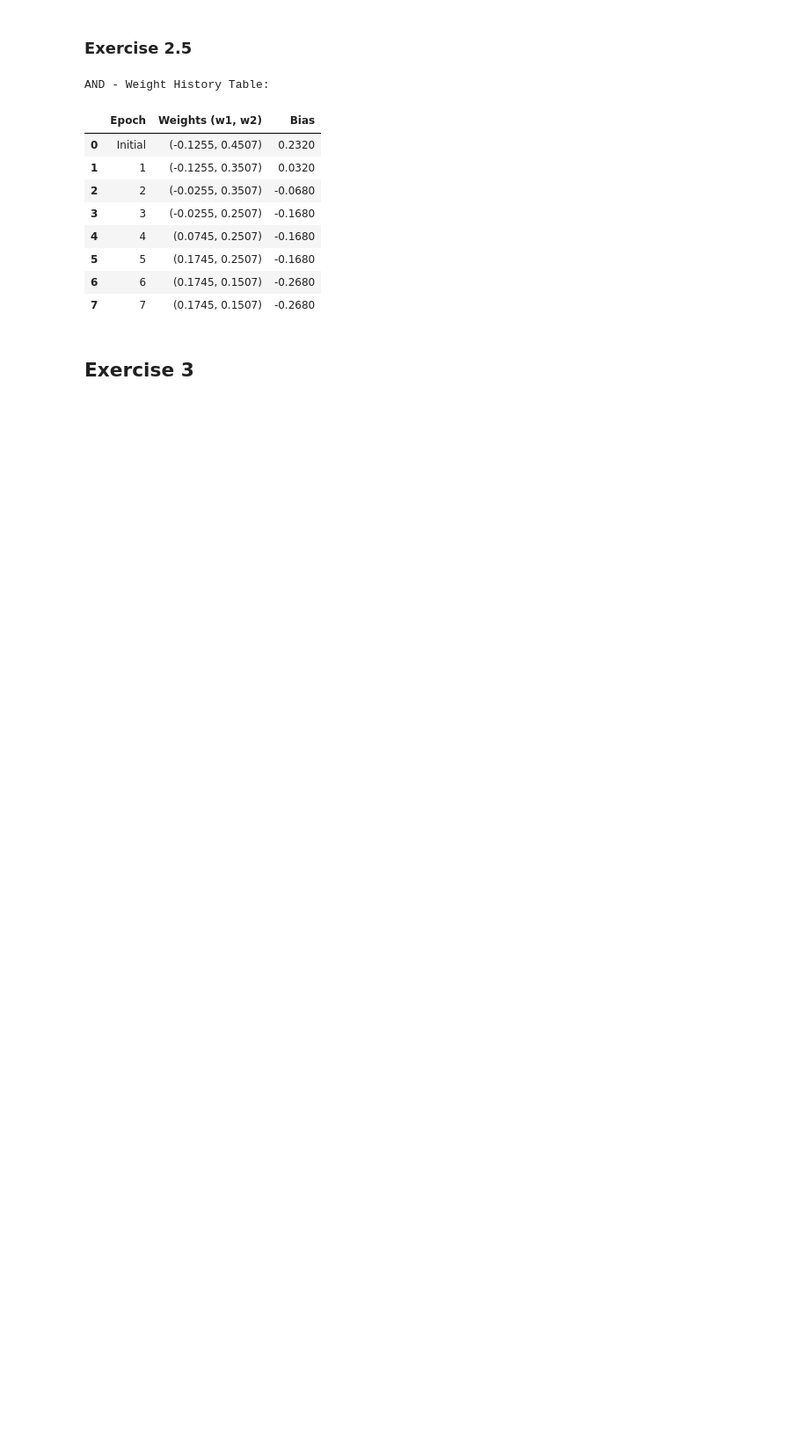
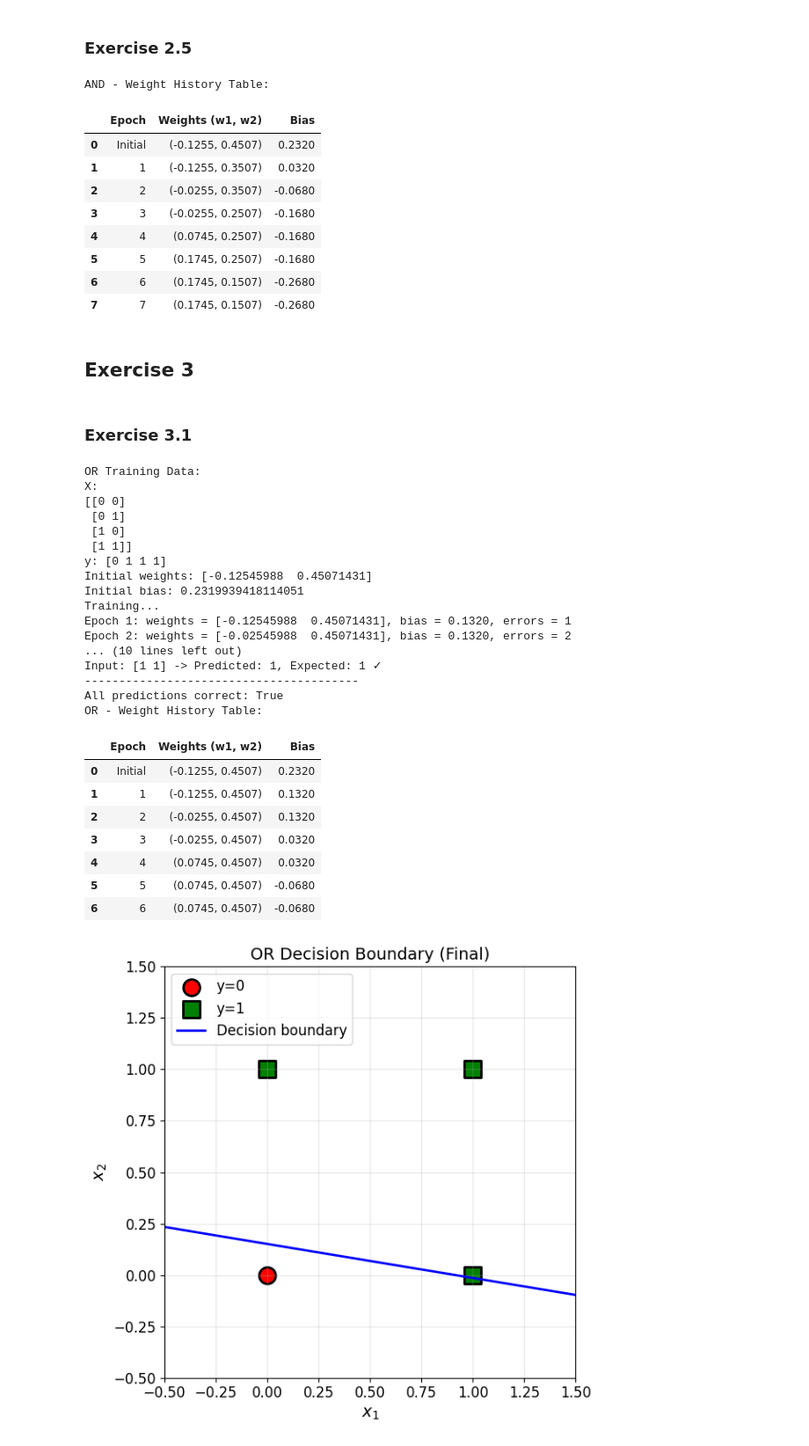
Before and after one commit to fionnmcgoldrick123/artificial_intelligence_lab, a Jupyter notebook: lab_1.ipynb, the cells around one changed output. Shown at 88% size. Cells and saved outputs as stored; diff of their text form; code cells hidden in the pictures; blank space fills up the shorter version.

```diff
--- a/lab_1.ipynb
+++ b/lab_1.ipynb
@@ -353,3 +353,82 @@ AND - Weight History Table:
 | 7 | 7 | (0.1745, 0.1507) | -0.2680 |
 # %% [markdown]
 ## Exercise 3
+# %% [markdown]
+### Exercise 3.1
+# %%
+# Exercise 3.1 - OR operation
+X_or = np.array([
+    [0, 0],
+    [0, 1],
+    [1, 0],
+    [1, 1],
+])
+y_or = np.array([0, 1, 1, 1])
+print("OR Training Data:")
+print("X:")
+print(X_or)
+print("y:", y_or)
+
+# Create and train perceptron
+np.random.seed(42)
+perceptron_or = Perceptron(n_inputs=2, learning_rate=0.1)
+print("Initial weights:", perceptron_or.weights)
+print("Initial bias:", perceptron_or.bias)
+print("Training...")
+history_or = perceptron_or.train(X_or, y_or, epochs=10)
+
+# Test on all inputs
+print("Testing OR perceptron:")
+print("-" * 40)
+all_correct_or = True
+for i in range(len(X_or)):
+    prediction = perceptron_or.predict(X_or[i])
+    correct = "✓" if prediction == y_or[i] else "✗"
+    if prediction != y_or[i]:
+        all_correct_or = False
+    print(f"Input: {X_or[i]} -> Predicted: {prediction}, Expected: {y_or[i]} {correct}")
+print("-" * 40)
+print(f"All predictions correct: {all_correct_or}")
+
+# Weight history table (Task 3.2)
+print("OR - Weight History Table:")
+df_or = create_weight_table(history_or)
+display(df_or)
+
+# Visualise decision boundary (Task 3.2)
+plot_decision_boundary(
+    X_or,
+    y_or,
+    perceptron_or.weights,
+    perceptron_or.bias,
+    "OR Decision Boundary (Final)",
+)
+plt.tight_layout()
+plt.show()
+# %% [output]
+OR Training Data:
+X:
+[[0 0]
+ [0 1]
+ [1 0]
+ [1 1]]
+y: [0 1 1 1]
+Initial weights: [-0.12545988  0.45071431]
+Initial bias: 0.2319939418114051
+Training...
+Epoch 1: weights = [-0.12545988  0.45071431], bias = 0.1320, errors = 1
+Epoch 2: weights = [-0.02545988  0.45071431], bias = 0.1320, errors = 2
+... (10 lines left out)
+Input: [1 1] -> Predicted: 1, Expected: 1 ✓
+----------------------------------------
+All predictions correct: True
+OR - Weight History Table:
+|  | Epoch | Weights (w1, w2) | Bias |
+| 0 | Initial | (-0.1255, 0.4507) | 0.2320 |
+| 1 | 1 | (-0.1255, 0.4507) | 0.1320 |
+| 2 | 2 | (-0.0255, 0.4507) | 0.1320 |
+| 3 | 3 | (-0.0255, 0.4507) | 0.0320 |
+| 4 | 4 | (0.0745, 0.4507) | 0.0320 |
+| 5 | 5 | (0.0745, 0.4507) | -0.0680 |
+| 6 | 6 | (0.0745, 0.4507) | -0.0680 |
+[figure, added]
```
Also changed, not shown: parts of 13 cells of this notebook.
